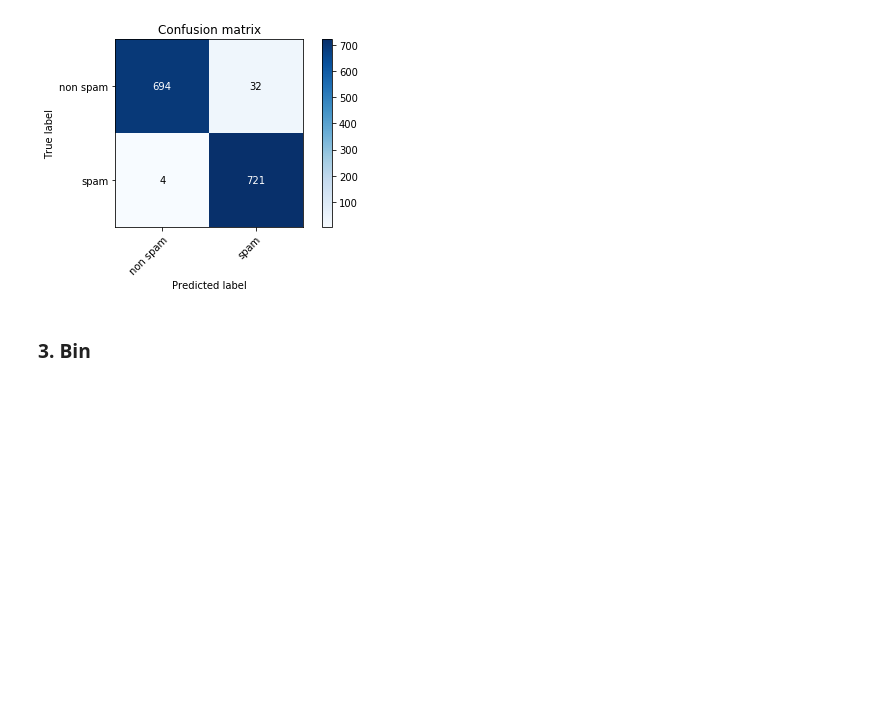
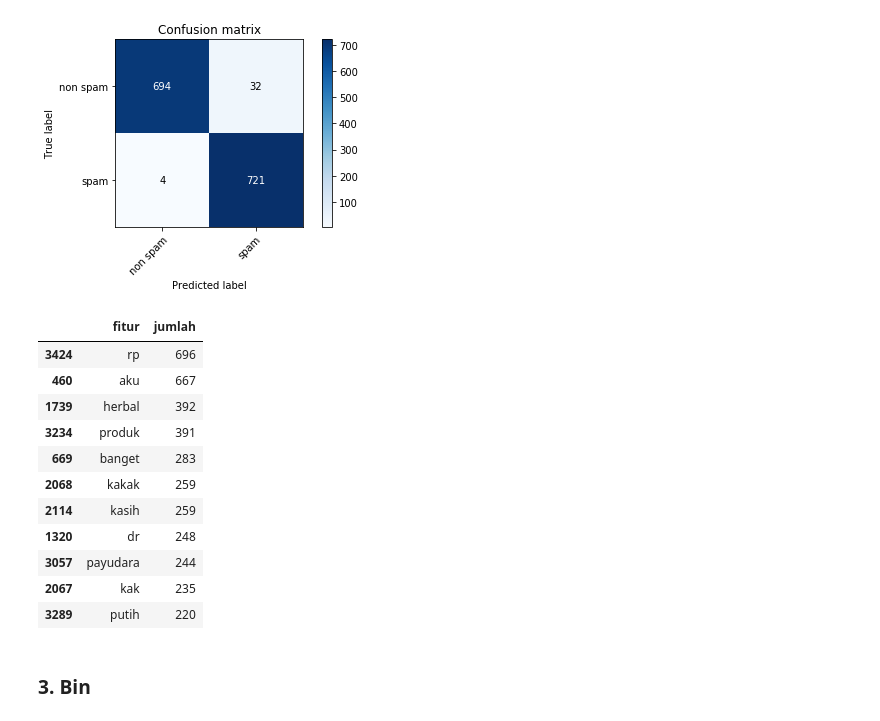
Before and after one commit to lufias69/mycode, a Jupyter notebook: Prediksi/data/Imbalance.ipynb, the cells around one changed output. Saved outputs shown, nothing was run; the diff lists cells and outputs as text; code cells hidden in the pictures; blank space fills up the shorter version.

```diff
--- a/Prediksi/data/Imbalance.ipynb
+++ b/Prediksi/data/Imbalance.ipynb
@@ -108,6 +154,21 @@ weighted avg       0.98      0.98      0.98      1451
 
 AxesSubplot(0.0706597,0.255582;0.723472x0.651362)
 [figure]
+# %%
+gd.get_data(y_true, y_pred, komentar2, class_ = "spam").sort_values("jumlah", axis = 0, ascending = False).head(11)
+# %% [output]
+|  | fitur | jumlah |
+| 3424 | rp | 696 |
+| 460 | aku | 667 |
+| 1739 | herbal | 392 |
+| 3234 | produk | 391 |
+| 669 | banget | 283 |
+| 2068 | kakak | 259 |
+| 2114 | kasih | 259 |
+| 1320 | dr | 248 |
+| 3057 | payudara | 244 |
+| 2067 | kak | 235 |
+| 3289 | putih | 220 |
 # %% [markdown]
 ### 3. Bin
 # %%
```
Also changed, not shown: parts of 20 cells of this notebook.
